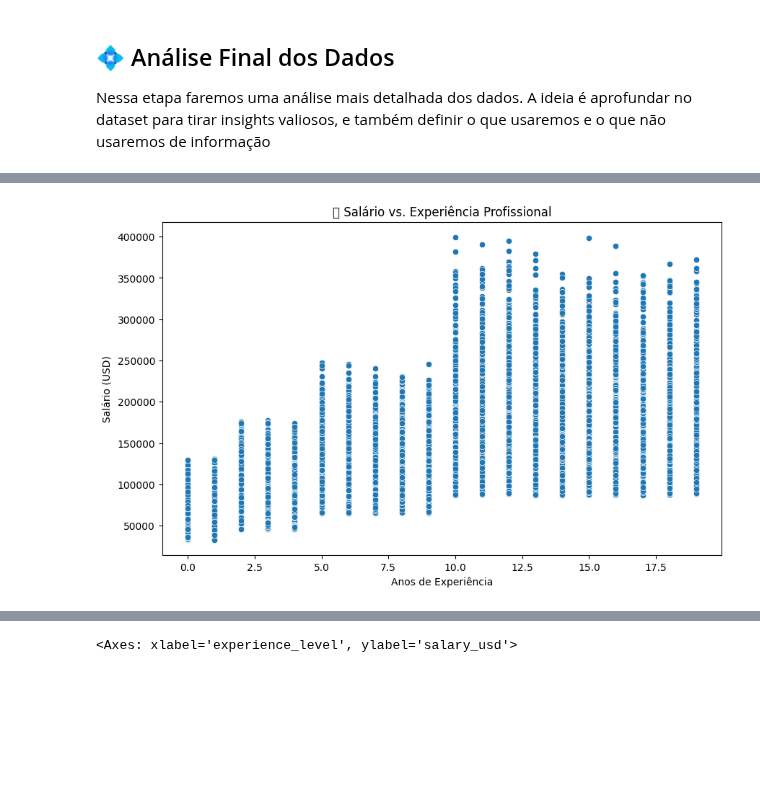
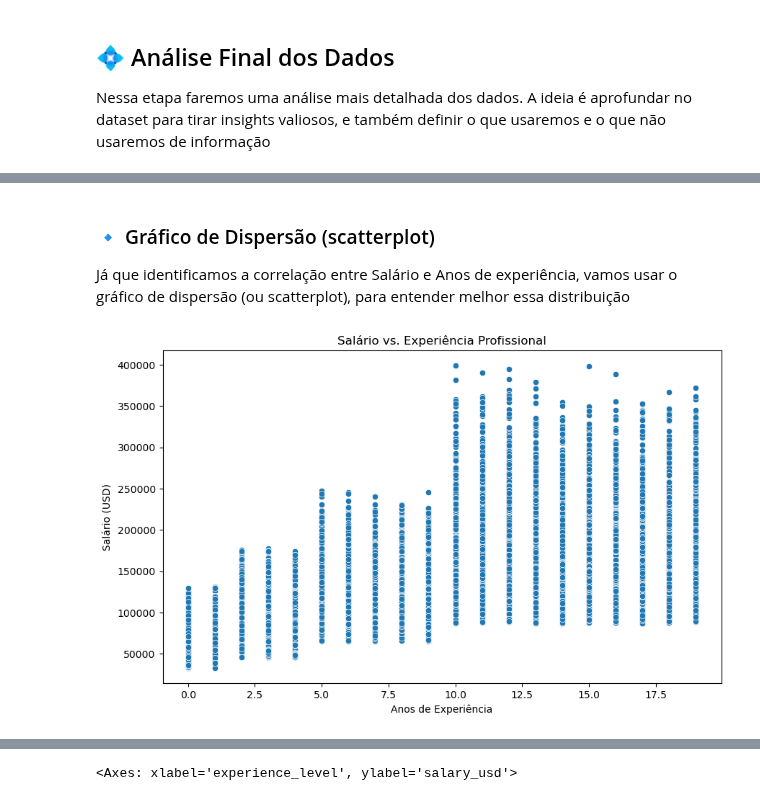
Before and after one commit to Cavalheiro93/mvp-data-analyst-global-ai-market, a Jupyter notebook: Projeto_MVP.ipynb, the cells around one changed output, grey strips where cells are left out. Saved outputs shown, nothing was run; the diff lists cells and outputs as text; code cells hidden in the pictures; blank space fills up the shorter version.

```diff
--- a/Projeto_MVP.ipynb
+++ b/Projeto_MVP.ipynb
@@ -291,12 +298,15 @@ plt.show()
+# %% [markdown]
+### 🔹 Gráfico de Dispersão (scatterplot)
+Já que identificamos a correlação entre Salário e Anos de experiência, vamos usar o gráfico de dispersão (ou scatterplot), para entender melhor essa distribuição
 # %%
 import seaborn as sns
 import matplotlib.pyplot as plt
 
 plt.figure(figsize=(10, 6))
 sns.scatterplot(data=df, x='years_experience', y='salary_usd')
-plt.title('💼 Salário vs. Experiência Profissional')
+plt.title('Salário vs. Experiência Profissional')
 plt.xlabel('Anos de Experiência')
 plt.ylabel('Salário (USD)')
 plt.show()
 # %% [output]
-[figure, old version]
+[figure, new version]
```
Also changed, not shown: parts of 6 cells of this notebook.
